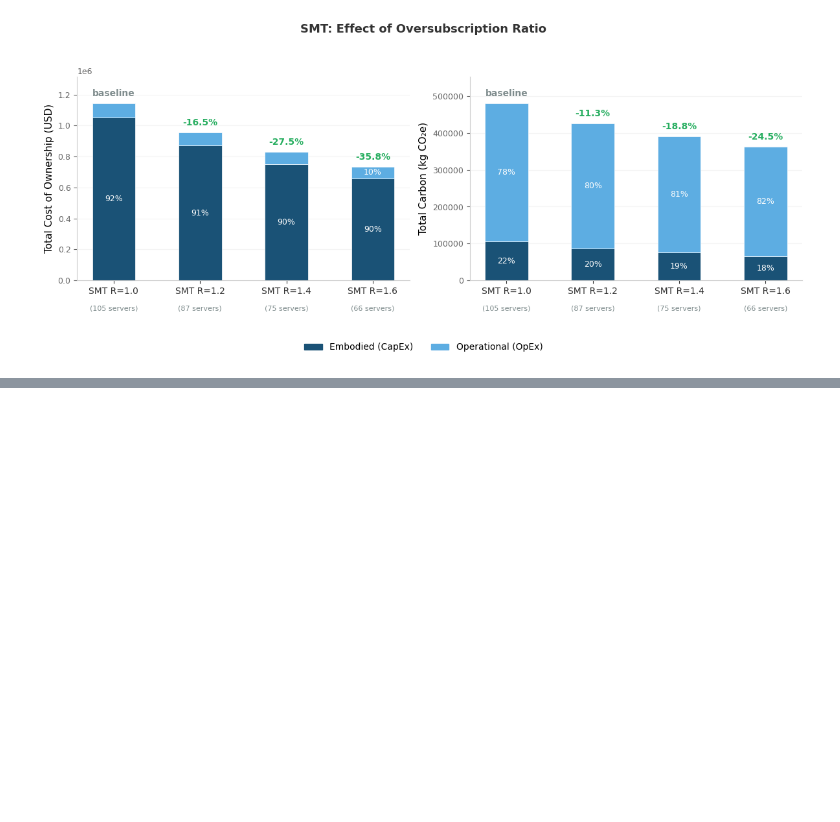
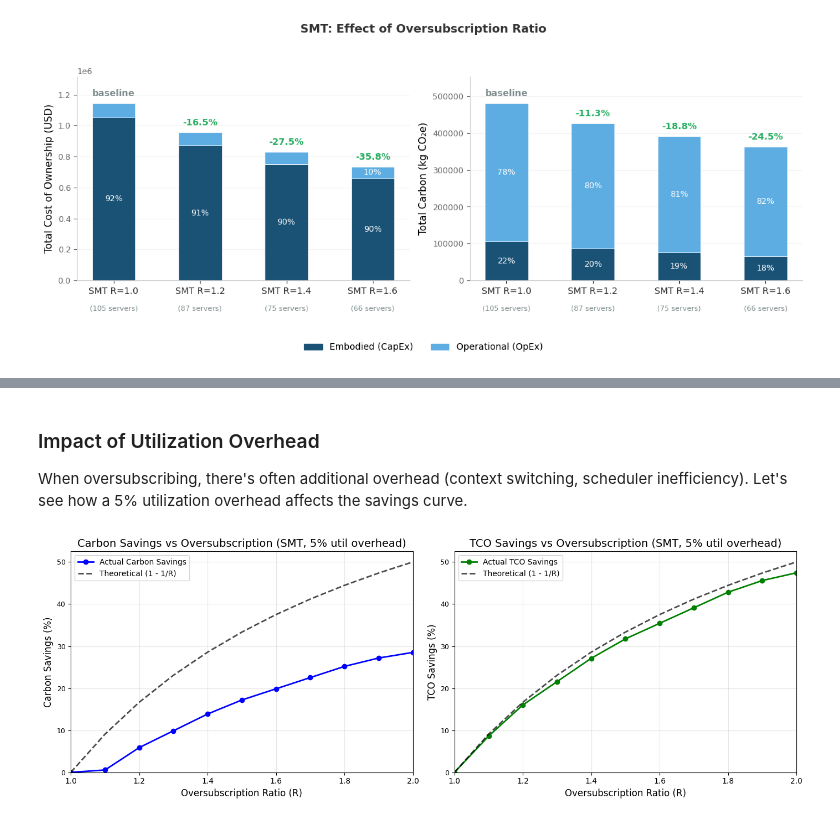
Before and after one commit to jaylenwang7/smt-oversub-model, a Jupyter notebook: notebooks/smt_vs_nosmt_comparison.ipynb, the cells around one changed output, grey strips where cells are left out. Cells and saved outputs as stored; diff of their text form; code cells hidden in the pictures; blank space fills up the shorter version.

```diff
--- a/notebooks/smt_vs_nosmt_comparison.ipynb
+++ b/notebooks/smt_vs_nosmt_comparison.ipynb
@@ -313,0 +498,21 @@ For more flexibility, use `ScenarioBuilder` and `compare_scenarios()` directly.
+# %% [markdown]
+### Impact of Utilization Overhead
+
+When oversubscribing, there's often additional overhead (context switching, scheduler inefficiency).
+Let's see how a 5% utilization overhead affects the savings curve.
+# %%
+# Run the sweep WITH utilization overhead
+sweep_with_overhead = compute_oversub_savings_sweep(
+    total_vcpus=10000,
+    avg_util=0.3,
+    oversub_min=1.0,
+    oversub_max=2.0,
+    step=0.1,
+    util_overhead=0.05,  # 5% additional overhead
+    smt=True,
+)
+
+# Plot comparison
+fig = plot_oversub_savings_sweep(sweep_with_overhead, " (SMT, 5% util overhead)")
+# %% [output]
+[figure, added]
```
Also changed, not shown: parts of 11 cells of this notebook, 10 other files.
